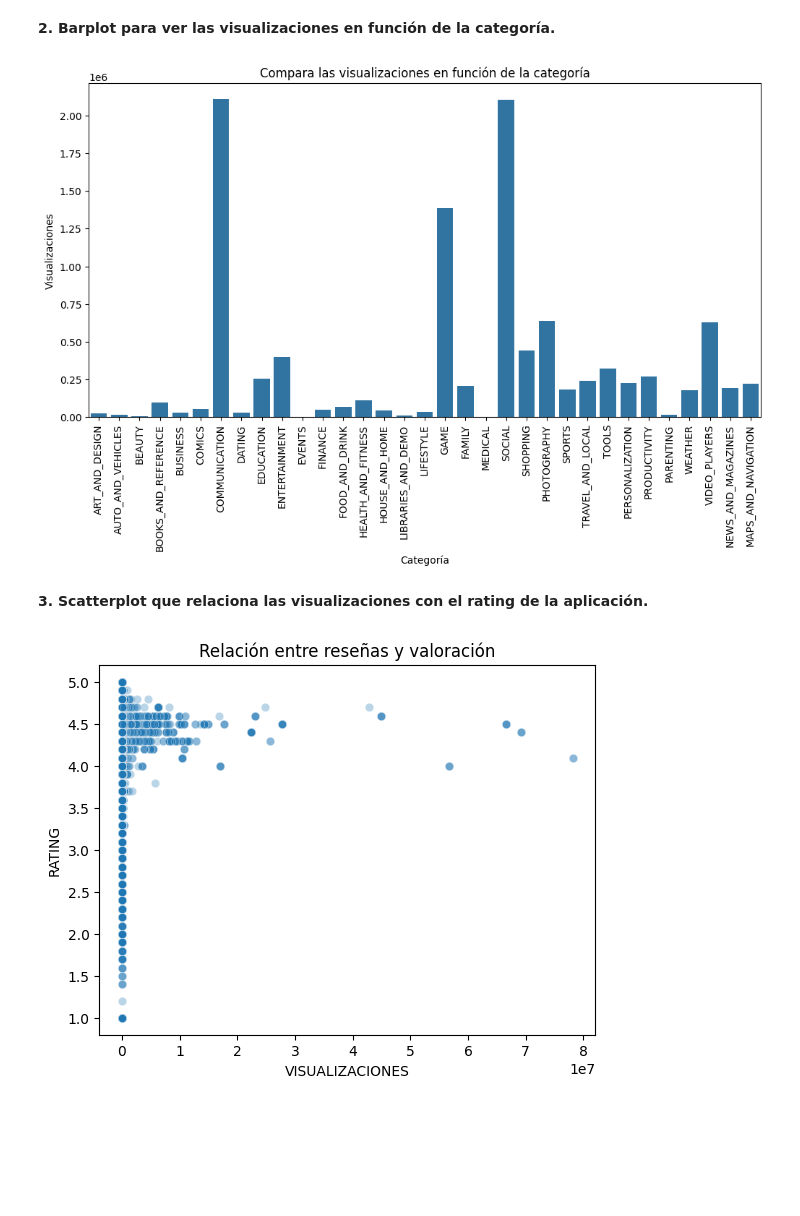
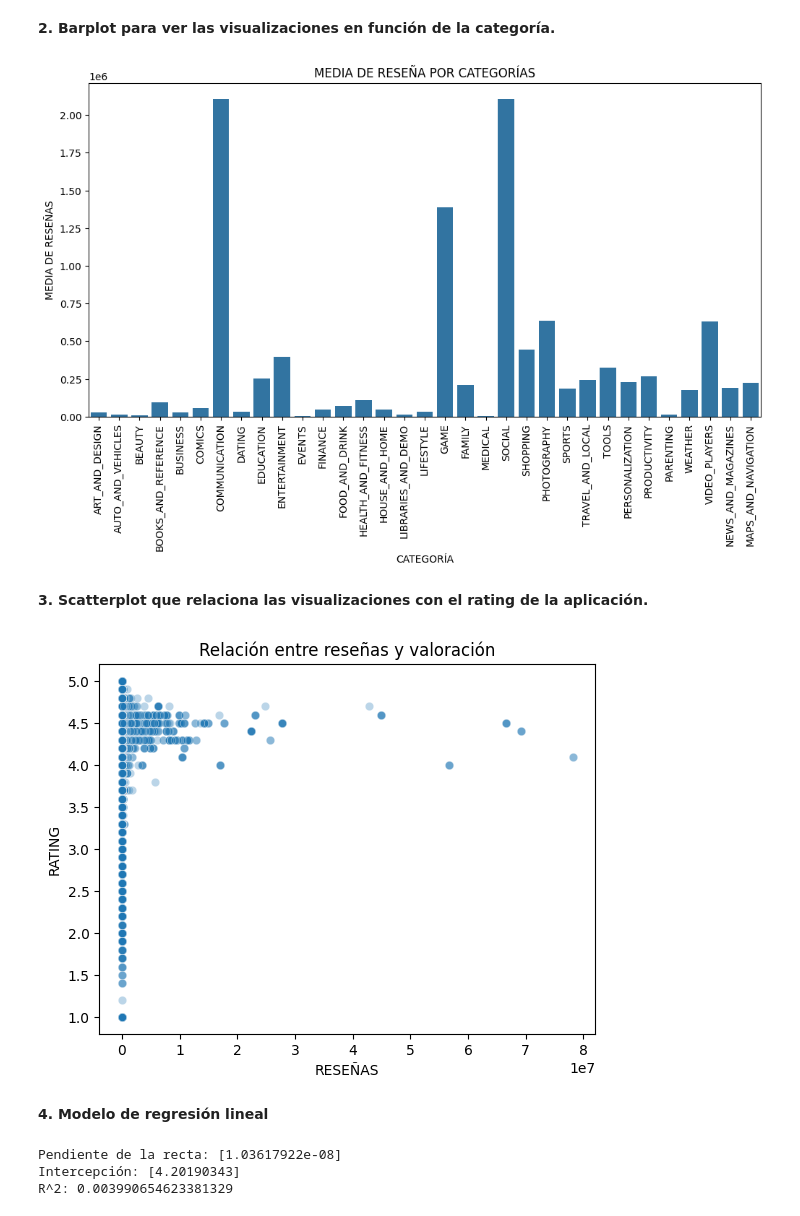
Before and after one commit to azaro-1982/Comparation, a Jupyter notebook: TyFdD_20261_PEC1_CAST_V2.ipynb, the cells around one changed output. Cells and saved outputs as stored; diff of their text form; code cells hidden in the pictures; blank space fills up the shorter version.

```diff
--- a/TyFdD_20261_PEC1_CAST_V2.ipynb
+++ b/TyFdD_20261_PEC1_CAST_V2.ipynb
@@ -727,20 +727,40 @@ plt.show()
 # %%
 plt.figure(figsize=(12, 6))
 sns.barplot(data=df, x='Category', y='Reviews', errorbar=None)
 plt.xticks(rotation=90)
-plt.xlabel('Categoría')
-plt.ylabel('Visualizaciones')
-plt.title('Compara las visualizaciones en función de la categoría')
+plt.xlabel('CATEGORÍA')
+plt.ylabel('MEDIA DE RESEÑAS')
+plt.title('MEDIA DE RESEÑA POR CATEGORÍAS')
 plt.show()
 # %% [output]
-[figure, old version]
+[figure, new version]
 # %% [markdown]
 **3. Scatterplot que relaciona las visualizaciones con el rating de la aplicación.**
 # %%
 sns.scatterplot(data=df, x='Reviews', y='Rating', alpha=0.3)
-plt.xlabel('VISUALIZACIONES')
+plt.xlabel('RESEÑAS')
 plt.ylabel('RATING')
 plt.title('Relación entre reseñas y valoración')
 plt.show()
 # %% [output]
-[figure, old version]
+[figure, new version]
+# %% [markdown]
+**4. Modelo de regresión lineal**
+# %%
+from sklearn.linear_model import LinearRegression
+
+
+X = df[['Reviews']]
+Y = df[['Rating']]
+modelo = LinearRegression()
+
+# Entreno el modelo
+modelo.fit(X, Y)
+
+print("Pendiente de la recta:", modelo.coef_[0])
+print("Intercepción:", modelo.intercept_)
+print(f"R^2: {modelo.score(X,Y)}")
+# %% [output]
+Pendiente de la recta: [1.03617922e-08]
+Intercepción: [4.20190343]
+R^2: 0.003990654623381329
```
Also changed, not shown: parts of 6 cells of this notebook.
